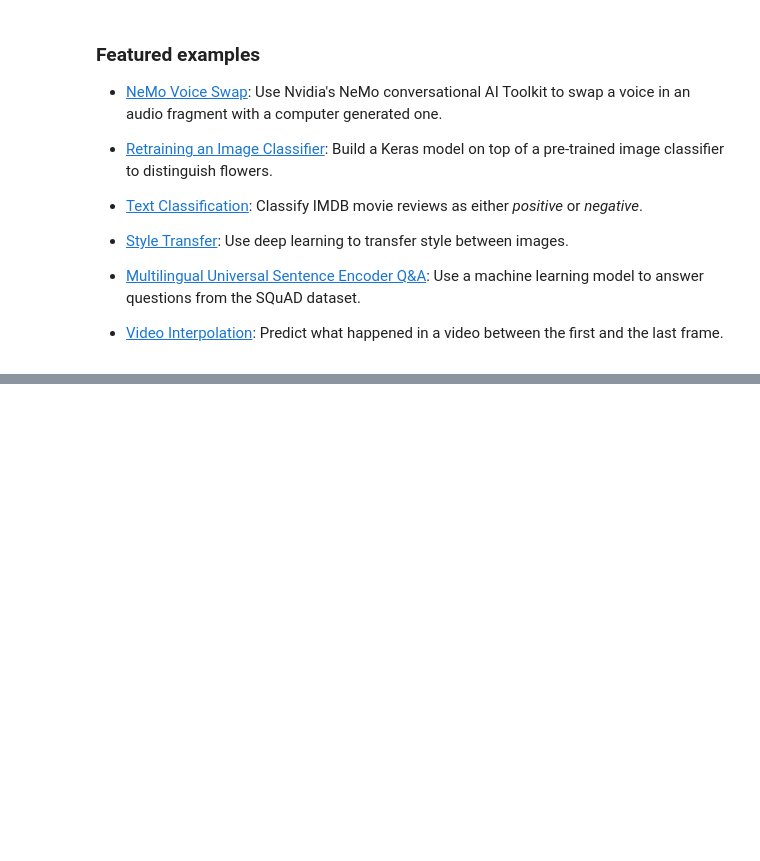
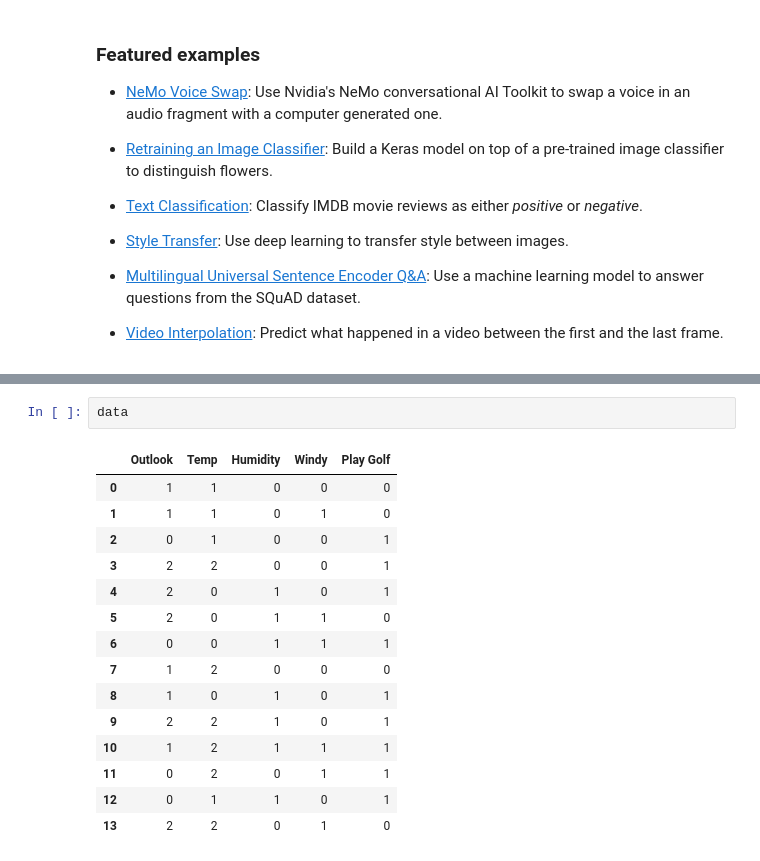
Before and after one commit to jomolrk/Machine_Learning_Lab, a Jupyter notebook: Welcome_To_Colaboratory.ipynb, the cells around one changed output, grey strips where cells are left out. Drawn from its saved outputs; the diff is of its cells as text; blank space fills up the shorter version.

```diff
--- a/Welcome_To_Colaboratory.ipynb
+++ b/Welcome_To_Colaboratory.ipynb
@@ -206,0 +184,18 @@ Gaussian Naive Bayes model accuracy(in %): 100.0
+# %%
+data
+# %% [output]
+|  | Outlook | Temp | Humidity | Windy | Play Golf |
+| 0 | 1 | 1 | 0 | 0 | 0 |
+| 1 | 1 | 1 | 0 | 1 | 0 |
+| 2 | 0 | 1 | 0 | 0 | 1 |
+| 3 | 2 | 2 | 0 | 0 | 1 |
+| 4 | 2 | 0 | 1 | 0 | 1 |
+| 5 | 2 | 0 | 1 | 1 | 0 |
+| 6 | 0 | 0 | 1 | 1 | 1 |
+| 7 | 1 | 2 | 0 | 0 | 0 |
+| 8 | 1 | 0 | 1 | 0 | 1 |
+| 9 | 2 | 2 | 1 | 0 | 1 |
+| 10 | 1 | 2 | 1 | 1 | 1 |
+| 11 | 0 | 2 | 0 | 1 | 1 |
+| 12 | 0 | 1 | 1 | 0 | 1 |
+| 13 | 2 | 2 | 0 | 1 | 0 |
```
Also changed, not shown: parts of 12 cells of this notebook.
